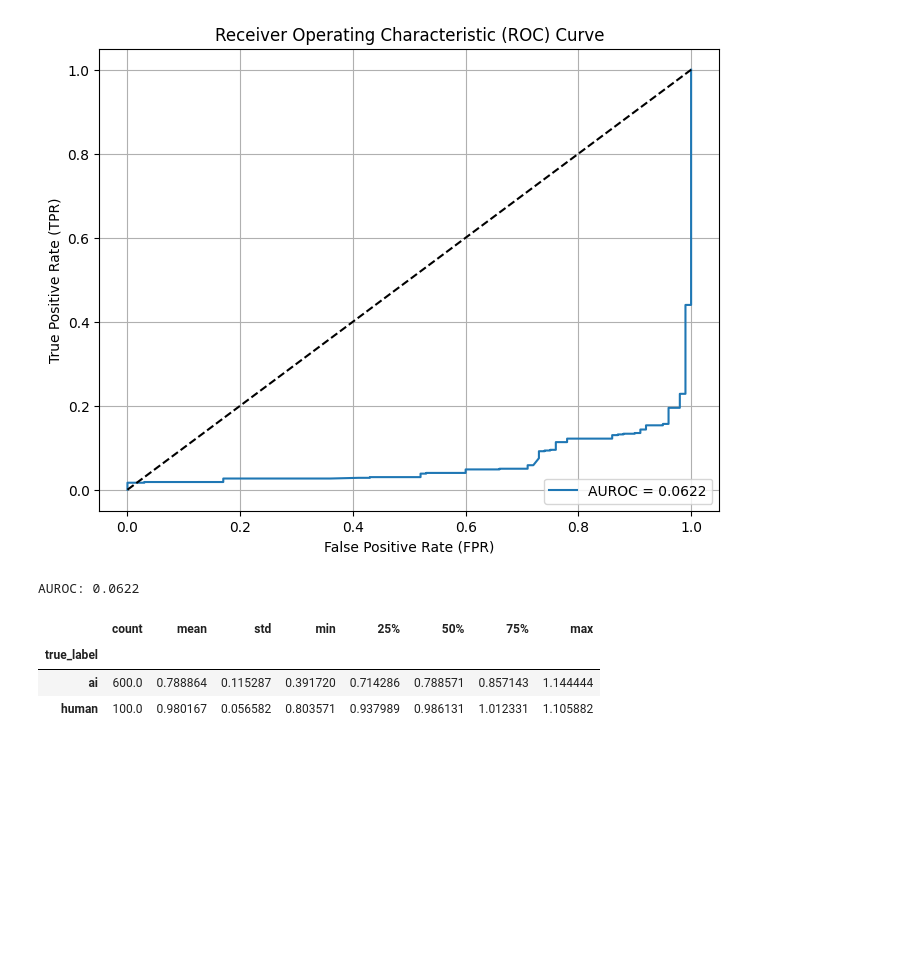
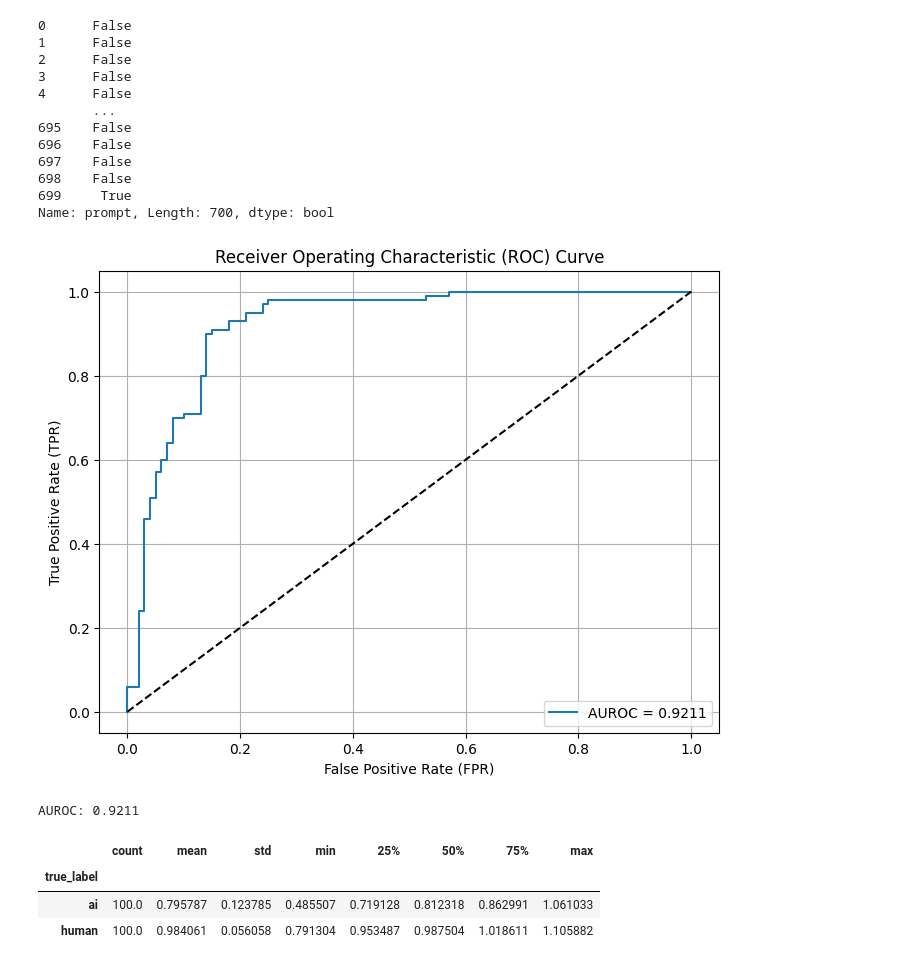
Before and after one commit to pocolpaolo10tue/AdversarialPromptEngineering, a Jupyter notebook: VizAnalysis.ipynb, the cells around one changed output. Drawn from its saved outputs; the diff is of its cells as text; code cells hidden in the pictures; blank space fills up the shorter version.

```diff
--- a/VizAnalysis.ipynb
+++ b/VizAnalysis.ipynb
@@ -298,34 +298,49 @@ plt.show()
 # %%
 # Drop rows with missing values in 'score' or 'true_label'
 df_valid = df_clean.dropna(subset=['score', 'true_label'])
 
+other_condition = (df_valid['prompt'] == 'Write in a natural, conversational tone with varied sentence lengths and occasional slang, avoiding repetitive or overly formal phrases.')
+df_valid = df_valid[(df_valid['true_label'] == 'human') | other_condition]
+
 # Map labels to binary values for AUROC calculation
-df_valid['true_binary'] = df_valid['true_label'].map({'human': 0, 'ai': 1})
+df_valid['true_binary'] = df_valid['true_label'].map({'human': 1, 'ai': 0})
 
 # Calculate AUROC
 auroc = roc_auc_score(df_valid['true_binary'], df_valid['score'])
 
 # Calculate FPR and TPR for the ROC curve
 fpr, tpr, thresholds = roc_curve(df_valid['true_binary'], df_valid['score'])
 
 # Plot the ROC curve
 plt.figure(figsize=(8, 6))
 plt.plot(fpr, tpr, label=f'AUROC = {auroc:.4f}')
 plt.plot([0, 1], [0, 1], 'k--')  # Diagonal line for random classifier
 plt.xlabel('False Positive Rate (FPR)')
 plt.ylabel('True Positive Rate (TPR)')
 plt.title('Receiver Operating Characteristic (ROC) Curve')
 plt.legend(loc='lower right')
 plt.grid(True)
 plt.show()
 
 # Print the AUROC score
 print(f"AUROC: {auroc:.4f}")
 df_valid.groupby('true_label')['score'].describe()
 # %% [output]
+0      False
+1      False
+2      False
+3      False
+4      False
+       ...
+695    False
+696    False
+697    False
+698    False
+699     True
+Name: prompt, Length: 700, dtype: bool
-[figure, old version]
+[figure, new version]
-AUROC: 0.0622
+AUROC: 0.9211
 |  | count | mean | std | min | 25% | 50% | 75% | max |
 | true_label |  |  |  |  |  |  |  |  |
-| ai | 600.0 | 0.788864 | 0.115287 | 0.391720 | 0.714286 | 0.788571 | 0.857143 | 1.144444 |
-| human | 100.0 | 0.980167 | 0.056582 | 0.803571 | 0.937989 | 0.986131 | 1.012331 | 1.105882 |
+| ai | 100.0 | 0.795787 | 0.123785 | 0.485507 | 0.719128 | 0.812318 | 0.862991 | 1.061033 |
+| human | 100.0 | 0.984061 | 0.056058 | 0.791304 | 0.953487 | 0.987504 | 1.018611 | 1.105882 |
```
Also changed, not shown: parts of 4 cells of this notebook, 3 other files.
